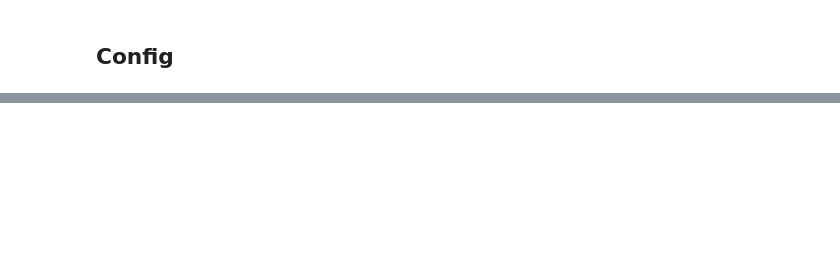
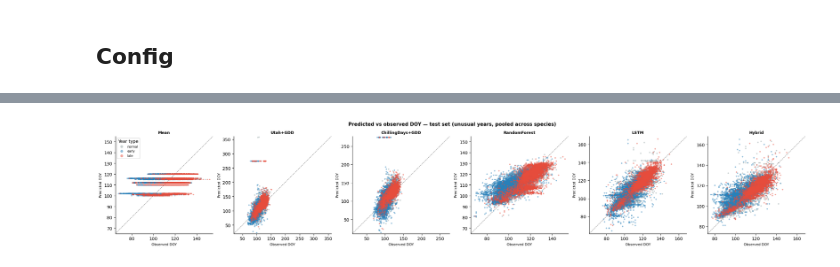
Before and after one commit to ronvree/pysephone, a Jupyter notebook: notebooks/unusual_year_model_eval.ipynb, the cells around one changed output, grey strips where cells are left out. Cells and saved outputs as stored; diff of their text form; code cells hidden in the pictures; blank space fills up the shorter version.

```diff
--- a/notebooks/unusual_year_model_eval.ipynb
+++ b/notebooks/unusual_year_model_eval.ipynb
@@ -427,0 +664,41 @@ plt.show()
+# %%
+n_models  = len(MODEL_ORDER)
+fig, axes = plt.subplots(1, n_models, figsize=(3.8 * n_models, 4))
+fig.suptitle('Predicted vs observed DOY — test set (unusual years, pooled across species)',
+             fontweight='bold', fontsize=11)
+
+for ax, name in zip(axes, MODEL_ORDER):
+    frames = []
+    for sp_name in species_ok_pb:
+        result = eval_results[sp_name].get(name)
+        if result is None or result.df_test.empty:
+            continue
+        df = result.df_test.copy()
+        df['year_type'] = df['year'].map(lambda y: year_type.get(int(y), 'unknown'))
+        frames.append(df)
+    if not frames:
+        ax.set_visible(False); continue
+    df_all = pd.concat(frames, ignore_index=True)
+
+    for yt in YT_ORDER:
+        sub = df_all[df_all['year_type'] == yt]
+        if sub.empty: continue
+        ax.scatter(sub['observed_doy'], sub['predicted_doy'],
+                   c=YT_COLORS[yt], s=10, alpha=0.5, edgecolors='none',
+                   label=yt, zorder={'normal': 1, 'early': 3, 'late': 3}[yt])
+
+    lo = df_all[['observed_doy','predicted_doy']].min().min() - 3
+    hi = df_all[['observed_doy','predicted_doy']].max().max() + 3
+    ax.plot([lo, hi], [lo, hi], 'k--', lw=0.8, alpha=0.5)
+    ax.set_xlim(lo, hi); ax.set_ylim(lo, hi)
+    ax.set_xlabel('Observed DOY', fontsize=8)
+    ax.set_ylabel('Predicted DOY', fontsize=8)
+    ax.set_title(name, fontsize=9, fontweight='bold')
+    ax.set_aspect('equal')
+    ax.spines['top'].set_visible(False); ax.spines['right'].set_visible(False)
+    if ax is axes[0]:
+        ax.legend(fontsize=7, title='Year type', markerscale=2)
+
+plt.tight_layout(); plt.show()
+# %% [output]
+[figure, added]
```
Also changed, not shown: parts of 46 cells of this notebook.
